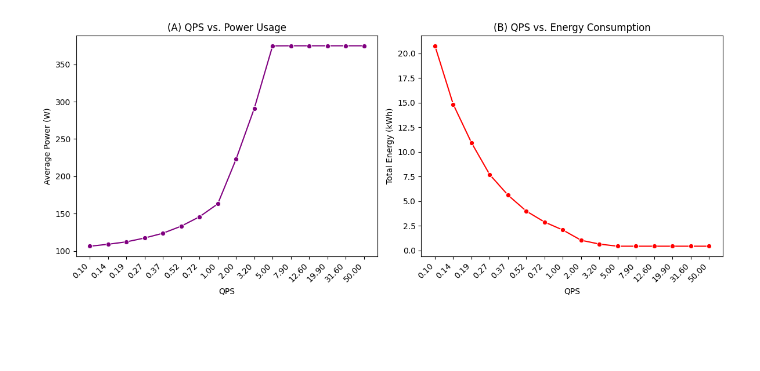
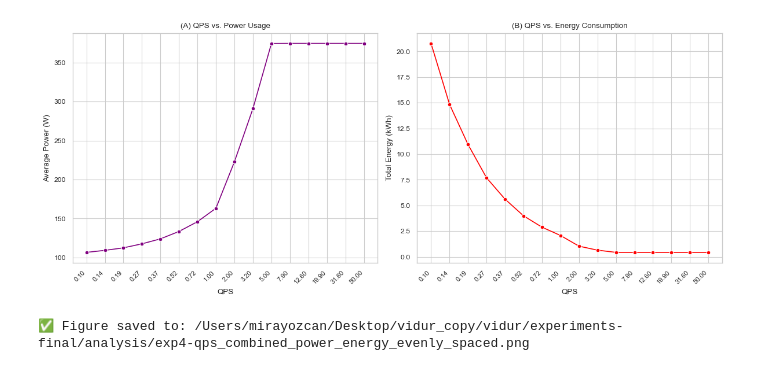
Before and after one commit to ozcanmiraay/vidur-energy, a Jupyter notebook: experiments-final/analysis/exp4-qps-power-energy.ipynb, the cells around one changed output. Cells and saved outputs as stored; diff of their text form; code cells hidden in the pictures; blank space fills up the shorter version.

Commit message:
Fixed the bugs in the analysis script of experiment 4.

```diff
--- a/experiments-final/analysis/exp4-qps-power-energy.ipynb
+++ b/experiments-final/analysis/exp4-qps-power-energy.ipynb
@@ -89,62 +73,76 @@ Series([], dtype: int64)
 # %%
-from plotly.subplots import make_subplots
-import plotly.graph_objects as go
+import os
+import matplotlib.pyplot as plt
+import seaborn as sns
+
+# Set Seaborn theme + context for clean, publication-ready plots
+sns.set_theme(style="whitegrid")  # or "ticks" for cleaner look
+sns.set_context("paper", font_scale=1.0)  # Good default for research-style visuals
+
+# -----------------------------
+# 4️⃣ Line Charts: QPS Trends (Even Spacing)
+# -----------------------------
 
 # Sort by QPS
-df = df.sort_values(by="qps")
+df = df.sort_values(by="qps").reset_index(drop=True)
 
-# Create an artificial x-axis index (1, 2, 3, ...) to preserve order
+# Create an artificial x-axis index to maintain spacing
 df["qps_index"] = range(1, len(df) + 1)
-
-# Define tick labels: show actual QPS values at these index positions
 qps_labels = [f"{x:.2f}" for x in df["qps"]]
 
-# Create figure with 2 subplots (side-by-side)
+# Create figure with 2 subplots
 fig, axes = plt.subplots(1, 2, figsize=(12, 5))
 
-###############################################################################
-# (A) QPS vs. Power Usage (Evenly Spaced QPS)
-###############################################################################
+# (A) QPS vs. Power Usage
 sns.lineplot(
     ax=axes[0],
     data=df,
     x="qps_index",
     y="average_power_watts",
     marker="o",
     color="purple"
 )
 axes[0].set_xlabel("QPS")
 axes[0].set_ylabel("Average Power (W)")
 axes[0].set_title("(A) QPS vs. Power Usage")
 
-###############################################################################
-# (B) QPS vs. Energy Consumption (Evenly Spaced QPS)
-###############################################################################
+# (B) QPS vs. Energy Consumption
 sns.lineplot(
     ax=axes[1],
     data=df,
     x="qps_index",
     y="total_energy_kwh",
     marker="o",
     color="red"
 )
 axes[1].set_xlabel("QPS")
 axes[1].set_ylabel("Total Energy (kWh)")
 axes[1].set_title("(B) QPS vs. Energy Consumption")
 
-###############################################################################
-# Apply evenly spaced QPS values but label with actual QPS
-###############################################################################
+# Apply actual QPS tick labels to artificial index
 for ax in axes:
     ax.set_xticks(df["qps_index"])
-    ax.set_xticklabels(qps_labels, rotation=45, ha="right")  # Rotate for readability
+    ax.set_xticklabels(qps_labels, rotation=45, ha="right", fontsize=8)
 
-# Adjust layout and save
 plt.tight_layout()
-plt.savefig("exp4-qps_combined_power_energy_evenly_spaced.png", dpi=300, bbox_inches="tight")
+
+# -----------------------------
+# 5️⃣ Save Figure to Specific Folder
+# -----------------------------
+output_dir = "/Users/mirayozcan/Desktop/vidur_copy/vidur/experiments-final/analysis"
+os.makedirs(output_dir, exist_ok=True)
+
+timestamp = datetime.now().strftime("%Y%m%d-%H%M%S")
+filename = f"exp4-qps_combined_power_energy_evenly_spaced.png"
+
+full_path = os.path.join(output_dir, filename)
+plt.savefig(full_path, dpi=300, bbox_inches="tight")
 plt.show()
+
+print(f"\n✅ Figure saved to: {full_path}")
 # %% [output]
-[figure, old version]
+[figure, new version]
+✅ Figure saved to: /Users/mirayozcan/Desktop/vidur_copy/vidur/experiments-final/analysis/exp4-qps_combined_power_energy_evenly_spaced.png
 # %%
 # Load the CSV
 file_path = "/Users/mirayozcan/Desktop/vidur_copy/vidur/simulator_output/exp4-qps-power-energy/experiment_results_summary.csv"
```
Also changed, not shown: parts of 3 cells of this notebook, 2 other files.
